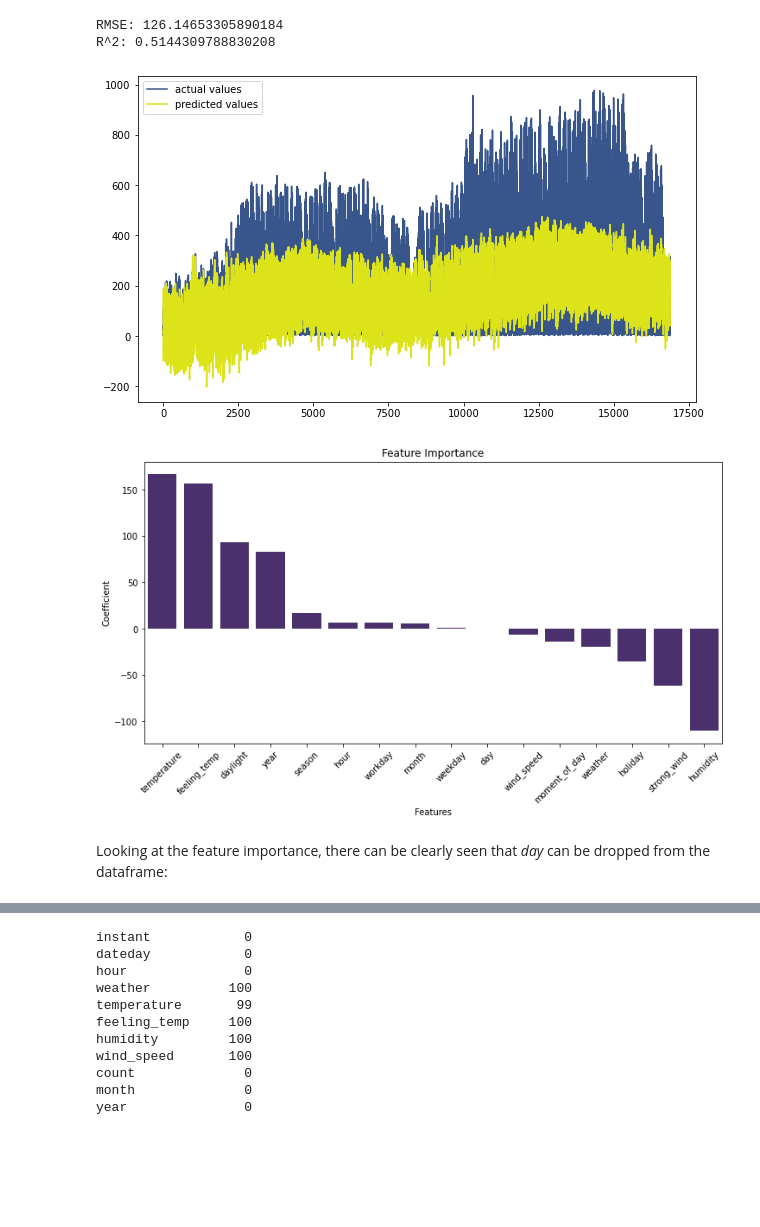
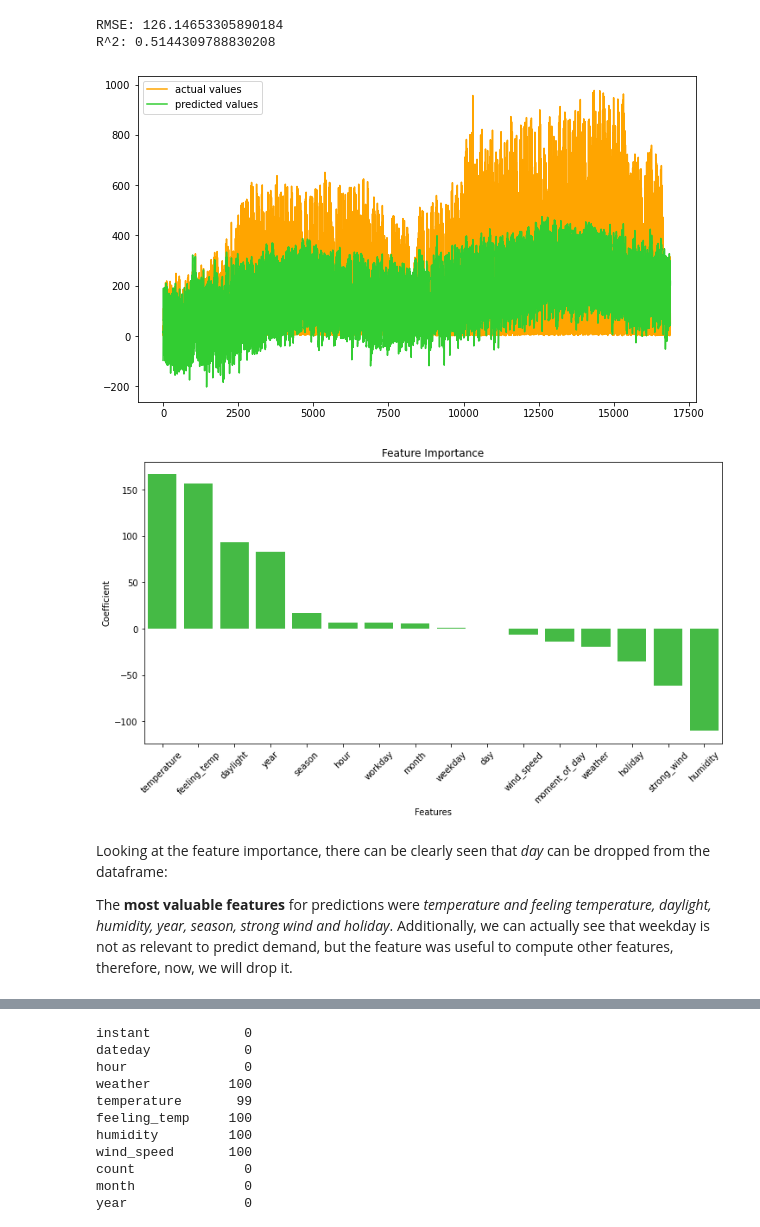
Before and after one commit to Timorig/bikes_prediction, a Jupyter notebook: Predicting_Bikes_demand_project.ipynb, the cells around one changed output, grey strips where cells are left out. Drawn from its saved outputs; the diff is of its cells as text; code cells hidden in the pictures; blank space fills up the shorter version.

```diff
--- a/Predicting_Bikes_demand_project.ipynb
+++ b/Predicting_Bikes_demand_project.ipynb
@@ -163,17 +80,18 @@ warnings.filterwarnings("ignore")
 # %% [markdown]
 #### UDF
 # %%
-# set the date as datetime with UDF
-
+# set the date as datetime with UDF, useful for feature creation later
 def date_to_datetime (x):
     x = pd.to_datetime(x)
     return x
 
+#Needed to identify if we have missing rows for each day! 24 rows per day should happen but maybe it's not the case!
 def missing_rows(dataset, column):
     rows = dataset.loc[:, column].value_counts()
     missing_rows = rows.loc[rows<24]
     return pd.DataFrame(missing_rows)
 
+#This will be used in our pipeline because in this context (1 row = 1 hour) it makes a lot of sense to ffwill.
 def forward_fill(data):
     return data.ffill(axis=0, inplace=True)
 
@@ -197,7 +115,7 @@ def number_outliers(data, IQR_num):
             ][column].count()
     return number_outliers
 
-
+#This function is used for a specific feature later!
 def identify_outliers(data, column, IQR_num):
 
     """
@@ -212,12 +130,12 @@ def identify_outliers(data, column, IQR_num):
     threshold_upper = Q3 + (IQR_num * IQR)
     threshold_lower = Q1 - (IQR_num * IQR)
 
-    to_drop_index = data[((data[column] > threshold_upper) | (data[column] < threshold_lower))].index
+    out_index = data[((data[column] > threshold_upper) | (data[column] < threshold_lower))].index
 
     number_outliers = data[
         ((data[column]>threshold_upper) | (data[column]<threshold_lower))
         ][column].count()
-    return number_outliers, to_drop_index
+    return number_outliers, out_index
 
 #The Normal Shapiro test helps to confirm the initial guess about non-normality
 def normality_test(dataset, numeric_columns):
@@ -1003,27 +913,29 @@ R^2: 0.5144309788830208
 # %%
 # we plot the predicted vs actual y_train values
 
 fig, ax = plt.subplots(figsize=(10, 6))
 
-ax.plot(y.values, label="actual values", c="#39568CFF")
-ax.plot(y_hat, label="predicted values", c="#DCE319FF")
+ax.plot(y.values, label="actual values", c="orange")
+ax.plot(y_hat, label="predicted values", c="limegreen")
 ax.legend()
 plt.show()
 # %% [output]
-[figure, old version]
+[figure, new version]
 # %%
 feature_importance = pd.DataFrame({"Features":X.columns, "Coefficient":clf.coef_}).sort_values("Coefficient", ascending=False)
 # %%
 plt.figure(figsize=(12, 6))
 
-sns.barplot(x=feature_importance["Features"], y=feature_importance["Coefficient"], color="#482677FF")
+sns.barplot(x=feature_importance["Features"], y=feature_importance["Coefficient"], color="limegreen")
 plt.title("Feature Importance")
 plt.xticks(rotation=45)
 plt.show()
 # %% [output]
-[figure, old version]
+[figure, new version]
-# %% [markdown]
-Looking at the feature importance, there can be clearly seen that _day_ can be dropped from the dataframe:
+# %% [markdown]
+Looking at the feature importance, there can be clearly seen that _day_ can be dropped from the dataframe:
+
+The **most valuable features** for predictions were *temperature and feeling temperature, daylight, humidity, year, season, strong wind and holiday*. Additionally, we can actually see that weekday is not as relevant to predict demand, but the feature was useful to compute other features, therefore, now, we will drop it.
 # %%
 initial_hour_df.drop(["day"], 1, inplace=True)
 # %%
```
Also changed, not shown: parts of 43 cells of this notebook.
